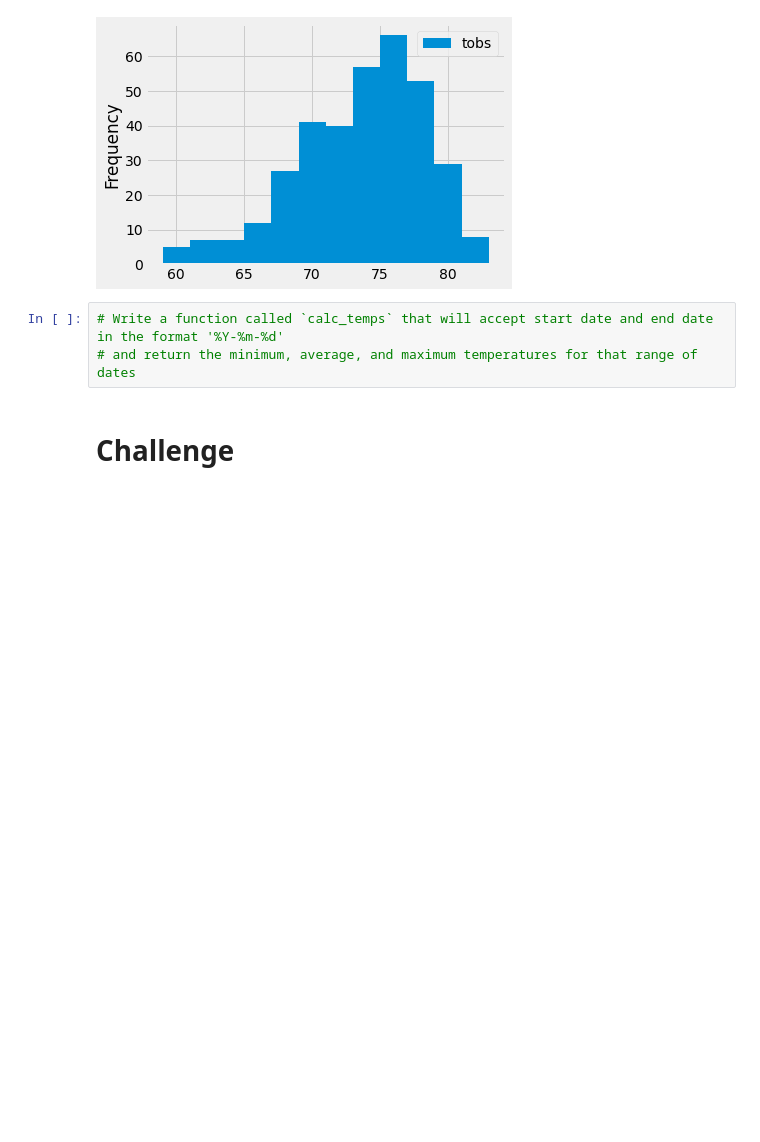
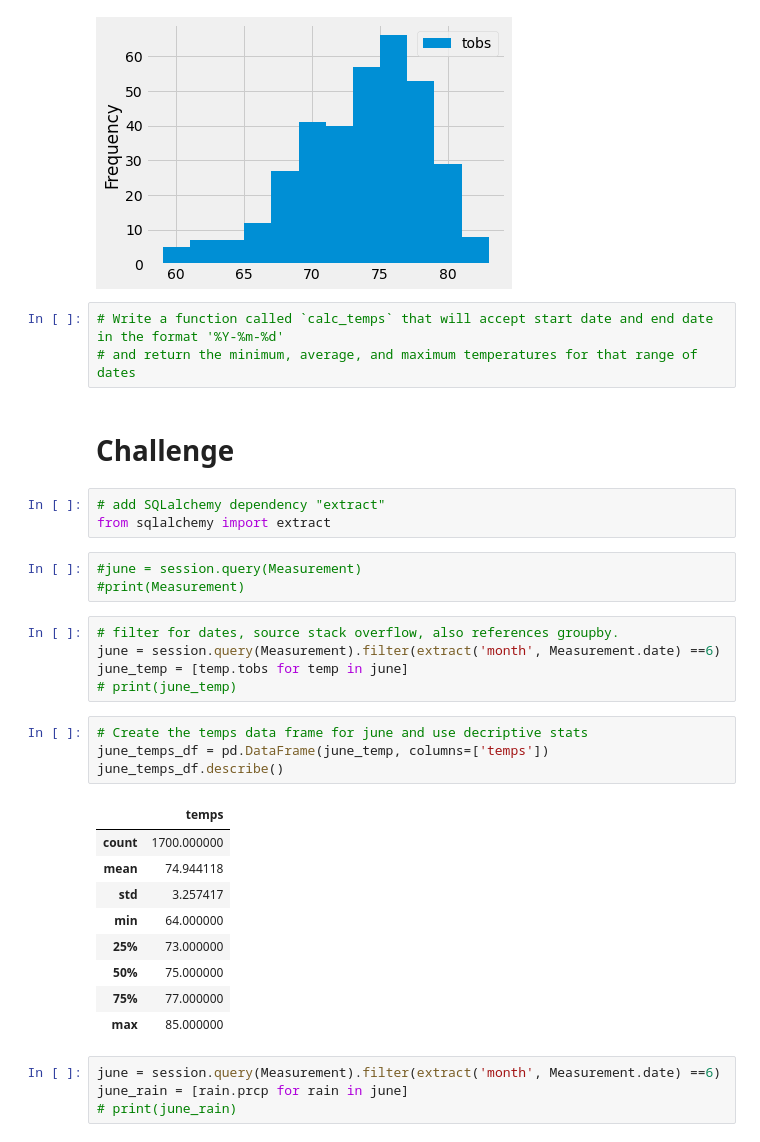
Before and after one commit to ChrFoley/Surfs_up, a Jupyter notebook: climate_analysis.ipynb, the cells around one changed output. Saved outputs shown, nothing was run; the diff lists cells and outputs as text; blank space fills up the shorter version.

Commit message:
code finalized, june and dec analysis added

```diff
--- a/climate_analysis.ipynb
+++ b/climate_analysis.ipynb
@@ -119,3 +121,32 @@ plt.tight_layout()
 # and return the minimum, average, and maximum temperatures for that range of dates
 # %% [markdown]
 # Challenge
+# %%
+# add SQLalchemy dependency "extract"
+from sqlalchemy import extract
+# %%
+#june = session.query(Measurement)
+#print(Measurement)
+# %%
+# filter for dates, source stack overflow, also references groupby.
+june = session.query(Measurement).filter(extract('month', Measurement.date) ==6)
+june_temp = [temp.tobs for temp in june]
+# print(june_temp)
+# %%
+# Create the temps data frame for june and use decriptive stats
+june_temps_df = pd.DataFrame(june_temp, columns=['temps'])
+june_temps_df.describe()
+# %% [output]
+|  | temps |
+| count | 1700.000000 |
+| mean | 74.944118 |
+| std | 3.257417 |
+| min | 64.000000 |
+| 25% | 73.000000 |
+| 50% | 75.000000 |
+| 75% | 77.000000 |
+| max | 85.000000 |
+# %%
+june = session.query(Measurement).filter(extract('month', Measurement.date) ==6)
+june_rain = [rain.prcp for rain in june]
+# print(june_rain)
```
Also changed, not shown: parts of 7 cells of this notebook.
